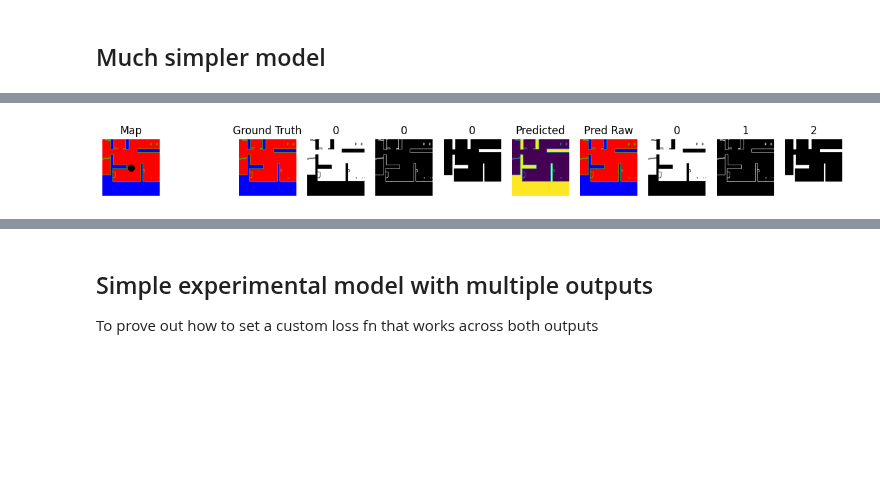
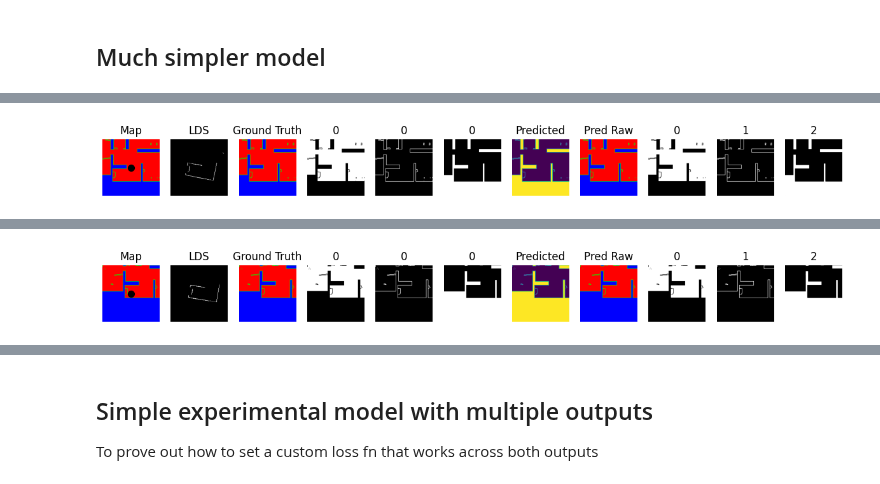
Before and after one commit to malcolmlett/robovac, a Jupyter notebook: Experiment_SLAM_1.ipynb, the cells around one changed output, grey strips where cells are left out. Cells and saved outputs as stored; diff of their text form; code cells hidden in the pictures; blank space fills up the shorter version.

Commit message:
Working with two inputs and one output on super simplified model

```diff
--- a/Experiment_SLAM_1.ipynb
+++ b/Experiment_SLAM_1.ipynb
@@ -1242,51 +1246,56 @@ def simple_show_prediction(map_window, lds_map, ground_truth_map, adlo, map_pred
   plt.show()
 
 def simple_show_predictions(model, dataset, num=1, show_probs=True):
+  """
+  Batch: tuple: (inputs, outputs)
+  inputs: either a single input or a tuple of inputs
+  outputs: either a single output or a tuple of outputs
+  """
   batch = next(iter(dataset.batch(num)))
   preds = model.predict(batch[0])
-  print(f"batch:    {type(batch)} x {len(batch)}, {np.shape(batch)}")
-  print(f"batch[0]: {type(batch[0])} x {len(batch[0])}, {np.shape(batch[0])}")
+  print(f"batch:    {type(batch)} x {len(batch)} x ({type(batch[0])},...)")
+  for i in range(len(batch)):
+    if isinstance(batch[i], tuple):
+      print(f"batch[{i}]: {type(batch[i])} x {len(batch[i])}")
+      print(f"batch[{i}][0]: {type(batch[i][0])}, shape {np.shape(batch[i][0])}")
+      print(f"batch[{i}][1]: {type(batch[i][1])}, shape {np.shape(batch[i][1])}")
+    else:
+      print(f"batch[{i}]: {type(batch[i])} x {len(batch[i])}, shape {np.shape(batch[i])}")
   print(f"preds:    {type(preds)} x {len(preds)}, {np.shape(preds)}")
 
-  for inputs, outputs, preds in zip(batch[0], batch[1], preds):
-    #show_prediction(inputs, outputs)
-    map_input = None
-    lds_input = None
-    ground_truth_map = None
-    adlo = None
-    map_pred = None
-    adlo_pred = None
+  if isinstance(batch[0], tuple):
+    map_inputs = batch[0][0]
+    lds_inputs = batch[0][1] if len(batch[0]) >= 2 else None
+  else:
+    map_inputs = batch[0]
+    lds_inputs = [None] * len(map_inputs)
 
+  if isinstance(batch[1], tuple):
+    ground_truth_maps = batch[1][0]
+    adlos = batch[1][1] if len(batch[1]) >= 2 else None
+  else:
+    ground_truth_maps = batch[1]
+    adlos = [None] * len(ground_truth_maps)
+
+  if isinstance(preds, tuple):
+    map_preds = preds[0]
+    adlo_preds = preds[1] if len(preds) >= 2 else None
+  else:
+    map_preds = preds
+    adlo_preds = [None] * len(map_preds)
+
+  for map_input, lds_input, ground_truth_map, adlo, map_pred, adlo_pred in zip(map_inputs, lds_inputs, ground_truth_maps, adlos, map_preds, adlo_preds):
     #print(f"inputs:  {type(inputs)} x {len(inputs)}, {np.shape(inputs)}")
     #print(f"outputs: {type(outputs)} x {len(outputs)}, {np.shape(outputs)}")
     #print(f"preds:   {type(preds)} x {len(preds)}, {np.shape(preds)}")
 
-    if isinstance(inputs, tuple):
-      map_input = inputs[0]
-      lds_input = inputs[1] if len(inputs) >= 2 else None
-    else:
-      map_input = inputs
-
-    if isinstance(outputs, tuple):
-      ground_truth_map = outputs[0]
-      adlo = outputs[1] if len(outputs) >= 2 else None
-    else:
-      ground_truth_map = outputs
-
-    if isinstance(preds, tuple):
-      map_pred = preds[0]
-      adlo_pred = preds[1] if len(preds) >= 2 else None
-    else:
-      map_pred = preds
-
-    #print(f"map_input: {np.shape(map_input)}")
-    #print(f"lds_input: {np.shape(lds_input)}")
-    #print(f"ground_truth_map: {np.shape(ground_truth_map)}")
-    #print(f"adlo: {np.shape(adlo)}")
-    #print(f"map_pred: {np.shape(map_pred)}")
-    #print(f"adlo_pred: {np.shape(adlo_pred)}")
-
+    print(f"map_input: {np.shape(map_input)}")
+    print(f"lds_input: {np.shape(lds_input)}")
+    print(f"ground_truth_map: {np.shape(ground_truth_map)}")
+    print(f"adlo: {np.shape(adlo)}")
+    print(f"map_pred: {np.shape(map_pred)}")
+    print(f"adlo_pred: {np.shape(adlo_pred)}")
     simple_show_prediction(map_input, lds_input, ground_truth_map, adlo, map_pred, adlo_pred)
 
-simple_show_predictions(model, simple_train_data)
+simple_show_predictions(model, simple_train_data, num=4)
 # %% [output]
@@ -1297,3 +1315,3 @@ preds:    <class 'numpy.ndarray'> x 1, (1, 149, 149, 3)
 adlo:             None
 adlo-predicted:   None
-[figure, old version]
+[figure, new version]
@@ -1299,0 +1326 @@ adlo-predicted:   None
+[figure, added]
```
Also changed, not shown: parts of 3 cells of this notebook.
